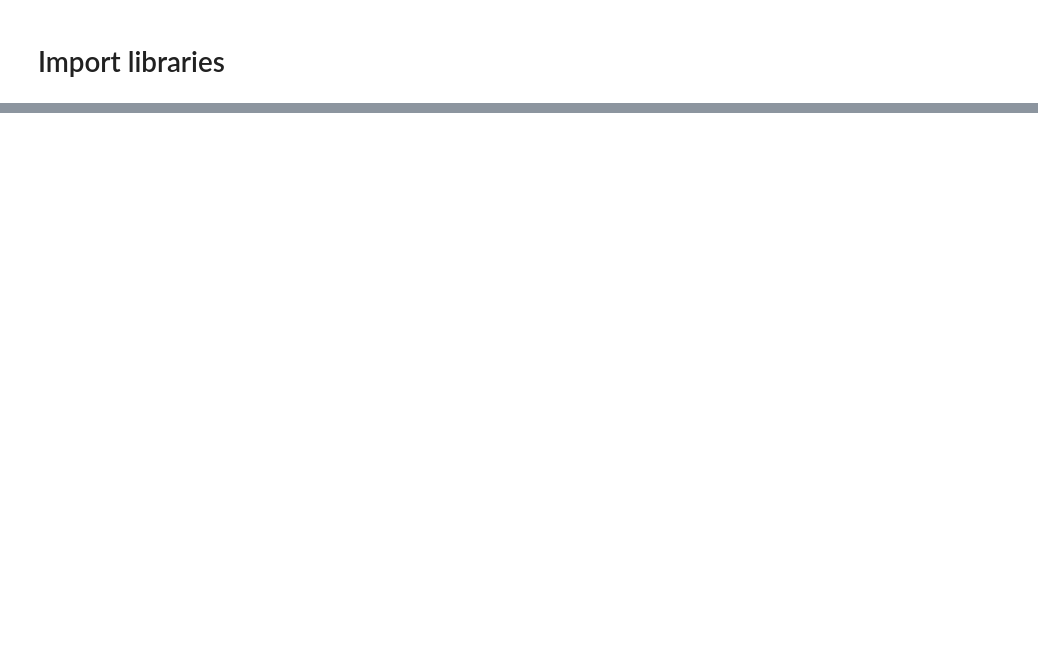
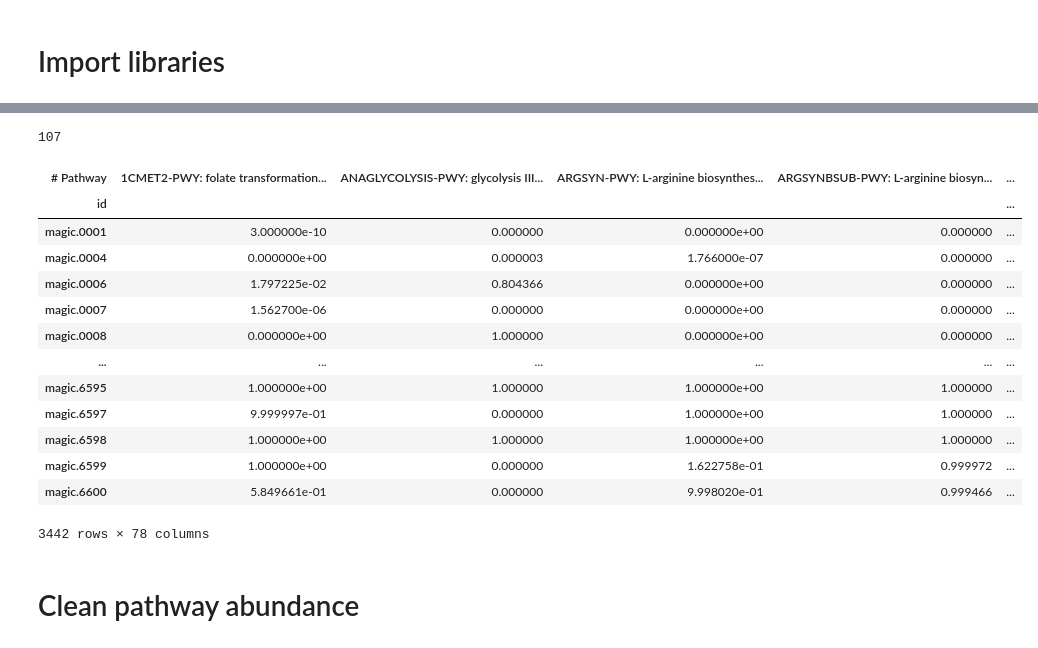
Before and after one commit to danielchang2002/MAGIC, a Jupyter notebook: src/clean_data.ipynb, the cells around one changed output, grey strips where cells are left out. Drawn from its saved outputs; the diff is of its cells as text; code cells hidden in the pictures; blank space fills up the shorter version.

Commit message:
:sparkles: clean data

```diff
--- a/src/clean_data.ipynb
+++ b/src/clean_data.ipynb
@@ -51,2 +54,3 @@ remove_columns
 # %%
-pathway_coverage = pd.read_csv(os.path.join(config.RAW_DIR, "humann_pathcoverage.tsv"), sep="\t", index_col=0)
+pathcoverage = pd.read_csv(os.path.join(config.RAW_DIR, "humann_pathcoverage_overall_reduced.tsv"), sep="\t", index_col=0).T
+pathcoverage
@@ -77,0 +71,5 @@ KeyError: 'magic-0068_MagAE_S48_Coverage'
+# %%
+pattern = re.compile("(^magic)|(^[0-9])")
+
+non_controls = [ind for ind in pathcoverage.index if pattern.match(ind)]
+non_controls[:10]
@@ -77,0 +87,4 @@ KeyError: 'magic-0068_MagAE_S48_Coverage'
+# %%
+non_control_df = pathcoverage.loc[non_controls]
+non_control_df["id"] = [ind.replace("-", ".").replace("_", ".")[:10] if ind.startswith("magic") else "magic." + ind.split("_")[0].zfill(4) for ind in non_control_df.index]
+non_control_df
@@ -77,0 +105,39 @@ KeyError: 'magic-0068_MagAE_S48_Coverage'
+# %%
+drop_filenames = []
+
+for duplicate in duplicates:
+    filename = duplicate[:-6].replace(".", "_") + "Coverage"
+    if filename[0] == "X":
+        filename = filename[1:]
+
+    if filename in non_control_df.index:
+        drop_filenames.append(filename)
+    else:
+        filename = "magic-" + filename[6:]
+        if filename in non_control_df.index:
+            drop_filenames.append(filename)
+        else:
+            print("bruh")
+            break
+len(drop_filenames)
+# %% [output]
+107
+# %%
+path_coverage_clean_with_filenames = non_control_df.drop(drop_filenames)
+path_coverage_clean = path_coverage_clean_with_filenames.set_index("id").sort_index()
+path_coverage_clean
+# %% [output]
+| # Pathway | 1CMET2-PWY: folate transformation... | ANAGLYCOLYSIS-PWY: glycolysis III... | ARGSYN-PWY: L-arginine biosynthes... | ARGSYNBSUB-PWY: L-arginine biosyn... | ... |
+| id |  |  |  |  | ... |
+| magic.0001 | 3.000000e-10 | 0.000000 | 0.000000e+00 | 0.000000 | ... |
+| magic.0004 | 0.000000e+00 | 0.000003 | 1.766000e-07 | 0.000000 | ... |
+| magic.0006 | 1.797225e-02 | 0.804366 | 0.000000e+00 | 0.000000 | ... |
+| magic.0007 | 1.562700e-06 | 0.000000 | 0.000000e+00 | 0.000000 | ... |
+| magic.0008 | 0.000000e+00 | 1.000000 | 0.000000e+00 | 0.000000 | ... |
+| ... | ... | ... | ... | ... | ... |
+| magic.6595 | 1.000000e+00 | 1.000000 | 1.000000e+00 | 1.000000 | ... |
+| magic.6597 | 9.999997e-01 | 0.000000 | 1.000000e+00 | 1.000000 | ... |
+| magic.6598 | 1.000000e+00 | 1.000000 | 1.000000e+00 | 1.000000 | ... |
+| magic.6599 | 1.000000e+00 | 0.000000 | 1.622758e-01 | 0.999972 | ... |
+| magic.6600 | 5.849661e-01 | 0.000000 | 9.998020e-01 | 0.999466 | ... |
+3442 rows × 78 columns
@@ -77,0 +146,2 @@ KeyError: 'magic-0068_MagAE_S48_Coverage'
+# %% [markdown]
+# Clean pathway abundance
```
Also changed, not shown: parts of 25 cells of this notebook, 4 other files.
